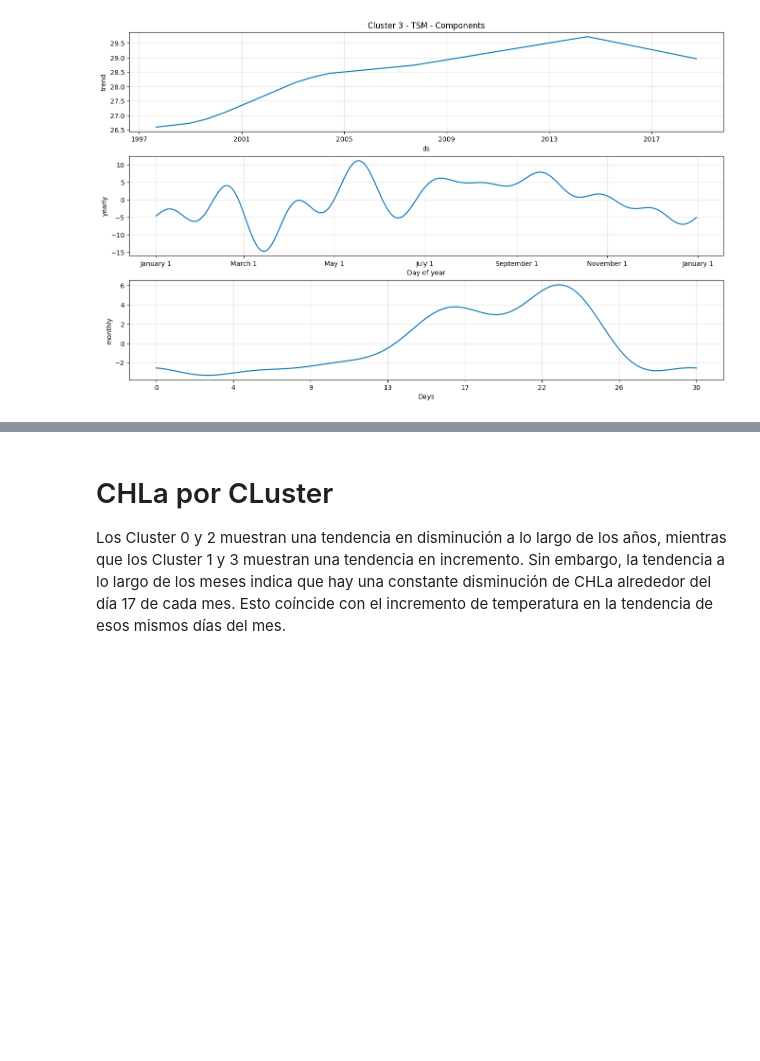
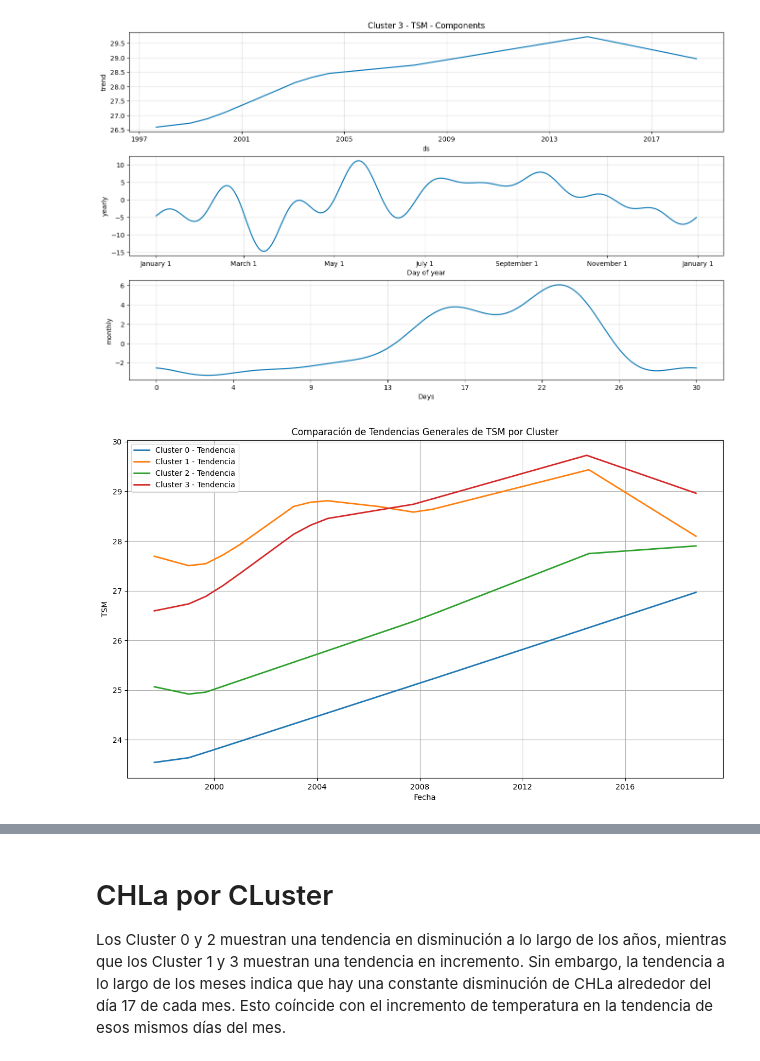
Before and after one commit to tukey-stans/ae-oceanografia-golfo-cali, a Jupyter notebook: notebooks/MACS/MACS_time_series.ipynb, the cells around one changed output, grey strips where cells are left out. Saved outputs shown, nothing was run; the diff lists cells and outputs as text; code cells hidden in the pictures; blank space fills up the shorter version.

```diff
--- a/notebooks/MACS/MACS_time_series.ipynb
+++ b/notebooks/MACS/MACS_time_series.ipynb
@@ -337,3 +359,28 @@ axes[0].set_title("Cluster 3 - TSM - Components")
 # %% [output]
 Text(0.5, 1.0, 'Cluster 3 - TSM - Components')
 [figure]
+# %%
+models = [prophet_model_0_tsm, prophet_model_1_tsm, prophet_model_2_tsm, prophet_model_3_tsm]
+forecasts = [cluster_0_df_tsm_pred, cluster_1_df_tsm_pred, cluster_2_df_tsm_pred, cluster_3_df_tsm_pred]
+cluster_names = ["Cluster 0", "Cluster 1", "Cluster 2", "Cluster 3"]
+
+# Create a combined plot for a specific component (e.g., trend)
+plt.figure(figsize=(14, 8))
+
+for i, (model, forecast, name) in enumerate(zip(models, forecasts, cluster_names)):
+    # Extract the trend component (modify for other components like 'weekly')
+    trend = forecast['trend']  # Directly from the forecast DataFrame
+
+    # Plot trend for each cluster
+    plt.plot(forecast['ds'], trend, label=f"{name} - Tendencia", linewidth=2)
+
+plt.title("Comparación de Tendencias Generales de TSM por Cluster")
+plt.xlabel("Fecha")
+plt.ylabel("TSM")
+plt.legend()
+plt.grid(True)
+#plt.show()
+
+plt.savefig("cluster_TSM_trend_general.png", dpi=300, bbox_inches="tight")
+# %% [output]
+[figure, added]
```
Also changed, not shown: parts of 11 cells of this notebook, 15 other files.
